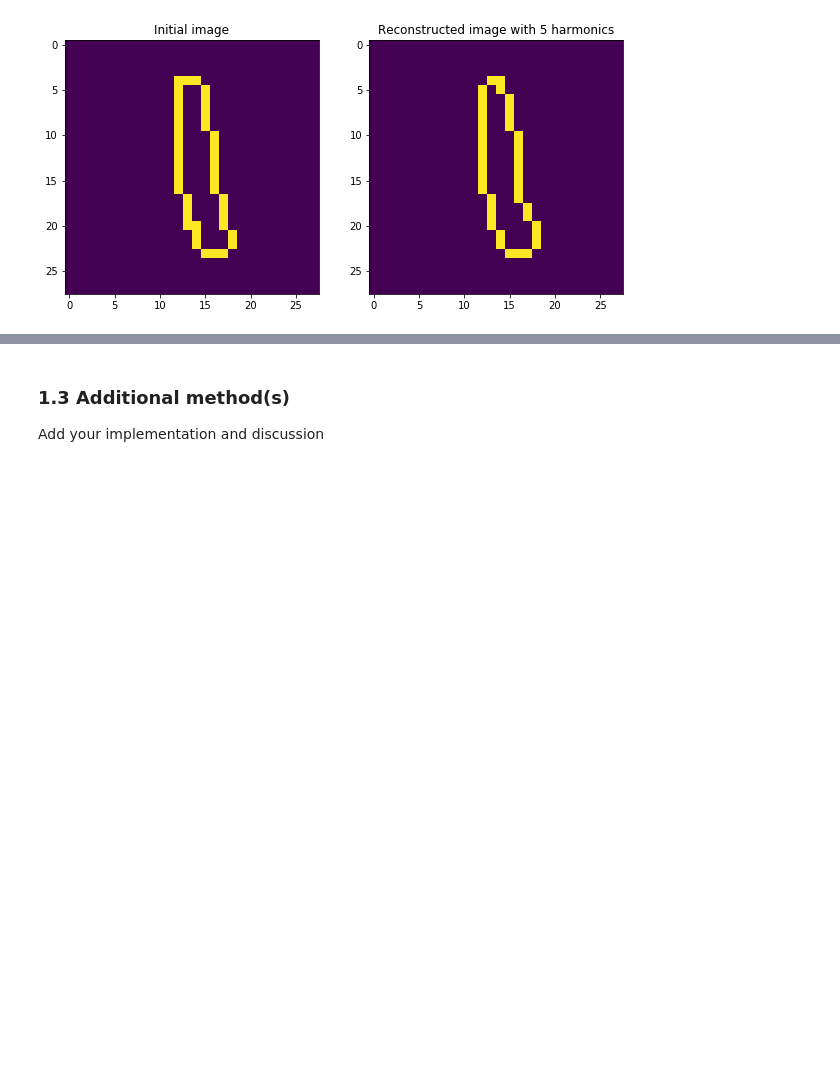
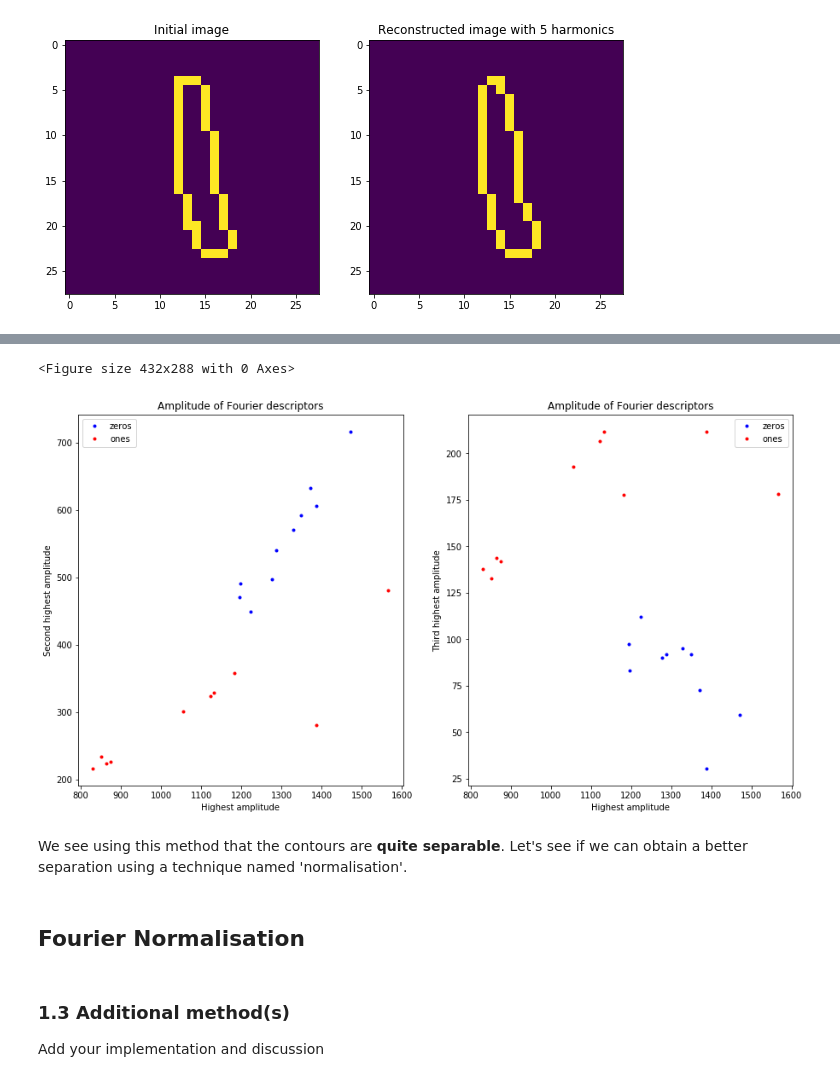
Before and after one commit to arthurBricq/ImageAnalysisLabs, a Jupyter notebook: lab02/lab_02_object_description.ipynb, the cells around one changed output, grey strips where cells are left out. Cells and saved outputs as stored; diff of their text form; code cells hidden in the pictures; blank space fills up the shorter version.

Commit message:
Some new modification, starting to present the notebook with presentation of Fourier Descriptors

```diff
--- a/lab02/lab_02_object_description.ipynb
+++ b/lab02/lab_02_object_description.ipynb
@@ -84,3 +91,45 @@ plt.show()
+# %%
+amplitudes_zeros = []
+amplitudes_ones = []
+
+for img in zeros:
+    contour = imPro.get_outmost_contour(img)
+    amplitudes = imPro.get_amplitude_first_descriptors(contour, n_descriptor = 4)
+    amplitudes_zeros.append(amplitudes)
+
+for img in ones:
+    contour = imPro.get_outmost_contour(img)
+    amplitudes = imPro.get_amplitude_first_descriptors(contour, n_descriptor = 4)
+    amplitudes_ones.append(amplitudes)
+
+amplitudes_zeros = np.array(amplitudes_zeros)
+amplitudes_ones = np.array(amplitudes_ones)
+
+plt.figure()
+fig, axs = plt.subplots(1,2, figsize = (15,8))
+
+axs[0].plot(amplitudes_zeros[:,0], amplitudes_zeros[:,1],'.b', label = 'zeros')
+axs[0].plot(amplitudes_ones[:,0], amplitudes_ones[:,1],'.r', label = 'ones')
+axs[0].set_xlabel('Highest amplitude')
+axs[0].set_ylabel('Second highest amplitude')
+axs[0].set_title('Amplitude of Fourier descriptors')
+axs[0].legend()
+
+axs[1].plot(amplitudes_zeros[:,0], amplitudes_zeros[:,2],'.b', label = 'zeros')
+axs[1].plot(amplitudes_ones[:,0], amplitudes_ones[:,2],'.r', label = 'ones')
+axs[1].set_xlabel('Highest amplitude')
+axs[1].set_ylabel('Third highest amplitude')
+axs[1].set_title('Amplitude of Fourier descriptors')
+axs[1].legend()
+
+plt.show()
+# %% [output]
+<Figure size 432x288 with 0 Axes>
+[figure, added]
+# %% [markdown]
+We see using this method that the contours are **quite separable**. Let's see if we can obtain a better separation using a technique named 'normalisation'.
+# %% [markdown]
+## Fourier Normalisation
 # %% [markdown]
 ### 1.3 Additional method(s)
 Add your implementation and discussion
```
Also changed, not shown: parts of 5 cells of this notebook, 2 other files.
